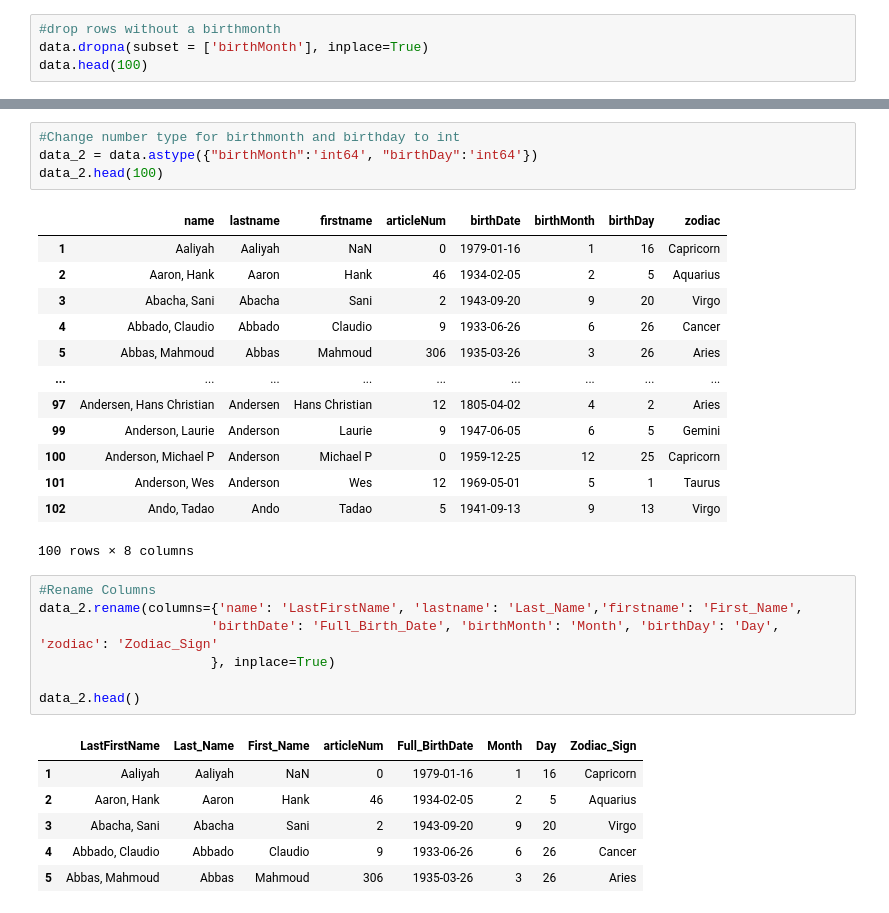
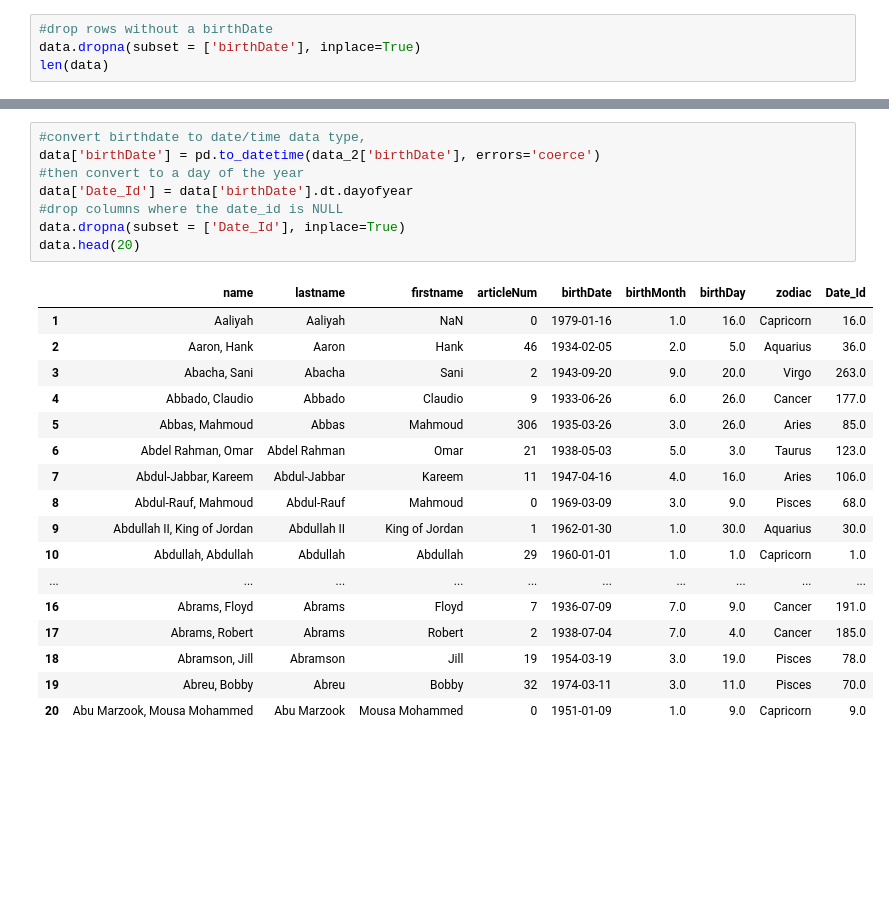
Before and after one commit to jordanwhite268/Zodiac_Analysis, a Jupyter notebook: Clean_Famous_Birthdate_Raw.ipynb, the cells around one changed output, grey strips where cells are left out. Drawn from its saved outputs; the diff is of its cells as text; blank space fills up the shorter version.

```diff
--- a/Clean_Famous_Birthdate_Raw.ipynb
+++ b/Clean_Famous_Birthdate_Raw.ipynb
@@ -23,5 +25,5 @@ data.head(100)
 # %%
-#drop rows without a birthmonth
-data.dropna(subset = ['birthMonth'], inplace=True)
-data.head(100)
+#drop rows without a birthDate
+data.dropna(subset = ['birthDate'], inplace=True)
+len(data)
 # %% [output]
@@ -41,32 +31,26 @@ data.head(100)
-# %%
-#Change number type for birthmonth and birthday to int
-data_2 = data.astype({"birthMonth":'int64', "birthDay":'int64'})
-data_2.head(100)
-# %% [output]
-|  | name | lastname | firstname | articleNum | birthDate | birthMonth | birthDay | zodiac |
-| 1 | Aaliyah | Aaliyah | NaN | 0 | 1979-01-16 | 1 | 16 | Capricorn |
-| 2 | Aaron, Hank | Aaron | Hank | 46 | 1934-02-05 | 2 | 5 | Aquarius |
-| 3 | Abacha, Sani | Abacha | Sani | 2 | 1943-09-20 | 9 | 20 | Virgo |
-| 4 | Abbado, Claudio | Abbado | Claudio | 9 | 1933-06-26 | 6 | 26 | Cancer |
-| 5 | Abbas, Mahmoud | Abbas | Mahmoud | 306 | 1935-03-26 | 3 | 26 | Aries |
-| ... | ... | ... | ... | ... | ... | ... | ... | ... |
-| 97 | Andersen, Hans Christian | Andersen | Hans Christian | 12 | 1805-04-02 | 4 | 2 | Aries |
-| 99 | Anderson, Laurie | Anderson | Laurie | 9 | 1947-06-05 | 6 | 5 | Gemini |
-| 100 | Anderson, Michael P | Anderson | Michael P | 0 | 1959-12-25 | 12 | 25 | Capricorn |
-| 101 | Anderson, Wes | Anderson | Wes | 12 | 1969-05-01 | 5 | 1 | Taurus |
-| 102 | Ando, Tadao | Ando | Tadao | 5 | 1941-09-13 | 9 | 13 | Virgo |
-100 rows × 8 columns
-# %%
-#Rename Columns
-data_2.rename(columns={'name': 'LastFirstName', 'lastname': 'Last_Name','firstname': 'First_Name',
-                      'birthDate': 'Full_Birth_Date', 'birthMonth': 'Month', 'birthDay': 'Day', 'zodiac': 'Zodiac_Sign'
-                      }, inplace=True)
-
-data_2.head()
-# %% [output]
-|  | LastFirstName | Last_Name | First_Name | articleNum | Full_BirthDate | Month | Day | Zodiac_Sign |
-| 1 | Aaliyah | Aaliyah | NaN | 0 | 1979-01-16 | 1 | 16 | Capricorn |
-| 2 | Aaron, Hank | Aaron | Hank | 46 | 1934-02-05 | 2 | 5 | Aquarius |
-| 3 | Abacha, Sani | Abacha | Sani | 2 | 1943-09-20 | 9 | 20 | Virgo |
-| 4 | Abbado, Claudio | Abbado | Claudio | 9 | 1933-06-26 | 6 | 26 | Cancer |
-| 5 | Abbas, Mahmoud | Abbas | Mahmoud | 306 | 1935-03-26 | 3 | 26 | Aries |
+# %%
+#convert birthdate to date/time data type,
+data['birthDate'] = pd.to_datetime(data_2['birthDate'], errors='coerce')
+#then convert to a day of the year
+data['Date_Id'] = data['birthDate'].dt.dayofyear
+#drop columns where the date_id is NULL
+data.dropna(subset = ['Date_Id'], inplace=True)
+data.head(20)
+# %% [output]
+|  | name | lastname | firstname | articleNum | birthDate | birthMonth | birthDay | zodiac | Date_Id |
+| 1 | Aaliyah | Aaliyah | NaN | 0 | 1979-01-16 | 1.0 | 16.0 | Capricorn | 16.0 |
+| 2 | Aaron, Hank | Aaron | Hank | 46 | 1934-02-05 | 2.0 | 5.0 | Aquarius | 36.0 |
+| 3 | Abacha, Sani | Abacha | Sani | 2 | 1943-09-20 | 9.0 | 20.0 | Virgo | 263.0 |
+| 4 | Abbado, Claudio | Abbado | Claudio | 9 | 1933-06-26 | 6.0 | 26.0 | Cancer | 177.0 |
+| 5 | Abbas, Mahmoud | Abbas | Mahmoud | 306 | 1935-03-26 | 3.0 | 26.0 | Aries | 85.0 |
+| 6 | Abdel Rahman, Omar | Abdel Rahman | Omar | 21 | 1938-05-03 | 5.0 | 3.0 | Taurus | 123.0 |
+| 7 | Abdul-Jabbar, Kareem | Abdul-Jabbar | Kareem | 11 | 1947-04-16 | 4.0 | 16.0 | Aries | 106.0 |
+| 8 | Abdul-Rauf, Mahmoud | Abdul-Rauf | Mahmoud | 0 | 1969-03-09 | 3.0 | 9.0 | Pisces | 68.0 |
+| 9 | Abdullah II, King of Jordan | Abdullah II | King of Jordan | 1 | 1962-01-30 | 1.0 | 30.0 | Aquarius | 30.0 |
+| 10 | Abdullah, Abdullah | Abdullah | Abdullah | 29 | 1960-01-01 | 1.0 | 1.0 | Capricorn | 1.0 |
+| ... | ... | ... | ... | ... | ... | ... | ... | ... | ... |
+| 16 | Abrams, Floyd | Abrams | Floyd | 7 | 1936-07-09 | 7.0 | 9.0 | Cancer | 191.0 |
+| 17 | Abrams, Robert | Abrams | Robert | 2 | 1938-07-04 | 7.0 | 4.0 | Cancer | 185.0 |
+| 18 | Abramson, Jill | Abramson | Jill | 19 | 1954-03-19 | 3.0 | 19.0 | Pisces | 78.0 |
+| 19 | Abreu, Bobby | Abreu | Bobby | 32 | 1974-03-11 | 3.0 | 11.0 | Pisces | 70.0 |
+| 20 | Abu Marzook, Mousa Mohammed | Abu Marzook | Mousa Mohammed | 0 | 1951-01-09 | 1.0 | 9.0 | Capricorn | 9.0 |
```
Also changed, not shown: parts of 8 cells of this notebook, 1 other file.
